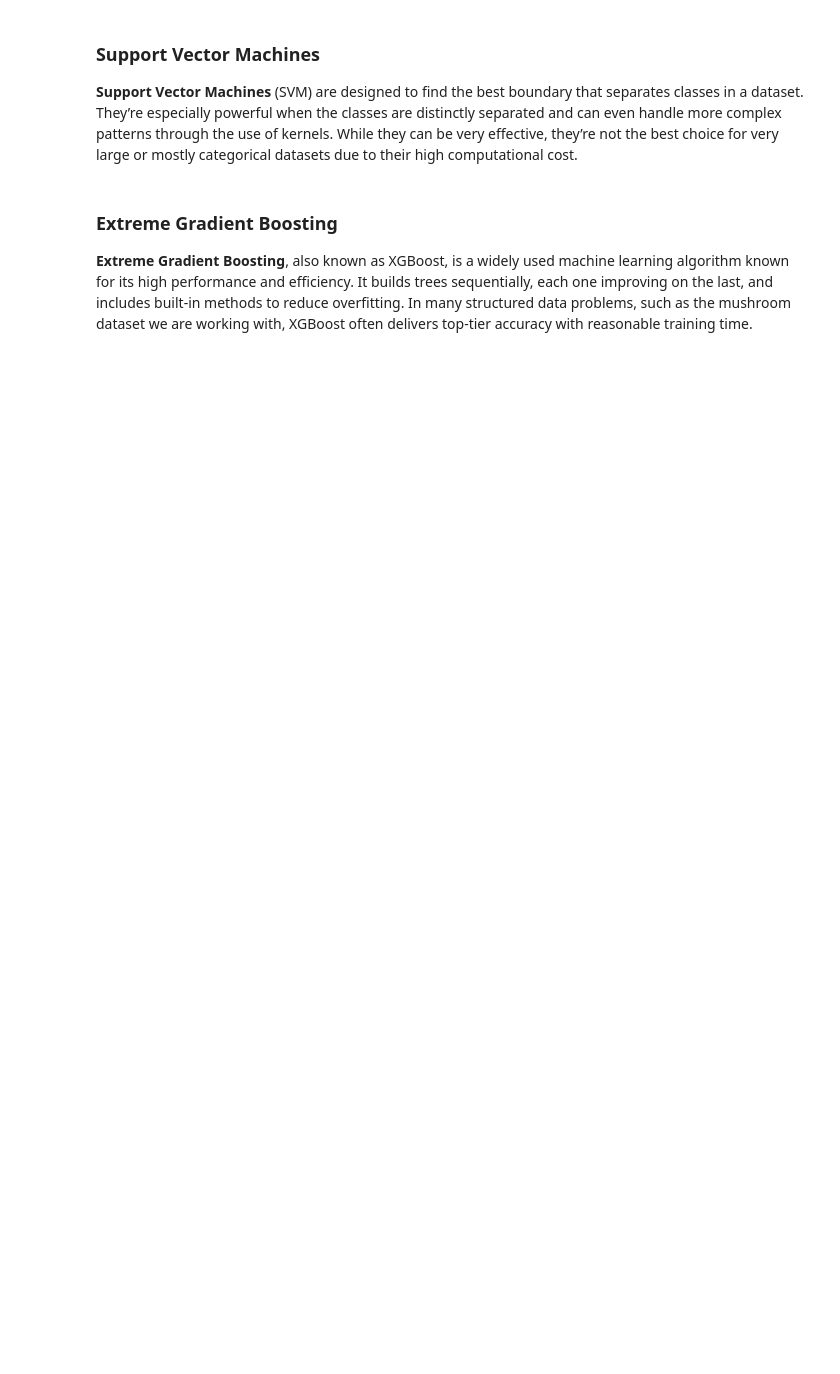
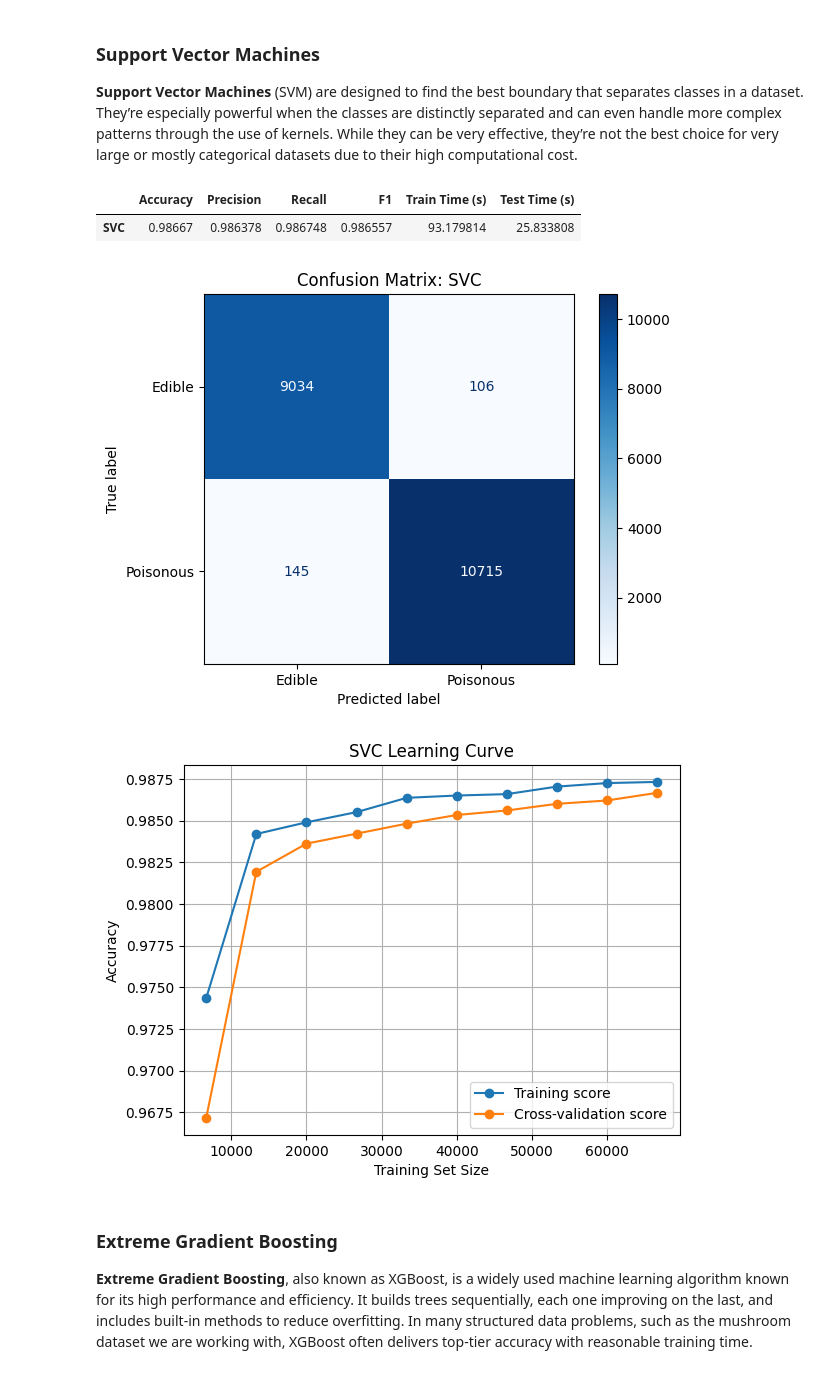
Before and after one commit to tomas-sucena/2025-FEUP-IA, a Jupyter notebook: proj2/file.ipynb, the cells around one changed output. Drawn from its saved outputs; the diff is of its cells as text; code cells hidden in the pictures; blank space fills up the shorter version.

```diff
--- a/proj2/file.ipynb
+++ b/proj2/file.ipynb
@@ -730,7 +784,12 @@ evaluate_model(KNeighborsClassifier(), df_one_hot_encoded, results)
 
 **Support Vector Machines** (SVM) are designed to find the best boundary that separates classes in a dataset. They’re especially powerful when the classes are distinctly separated and can even handle more complex patterns through the use of kernels. While they can be very effective, they’re not the best choice for very large or mostly categorical datasets due to their high computational cost.
 # %%
-evaluate_model(SVC, df_one_hot_encoded, results)
+evaluate_model(SVC(), df_one_hot_encoded, results)
+# %% [output]
+|  | Accuracy | Precision | Recall | F1 | Train Time (s) | Test Time (s) |
+| SVC | 0.98667 | 0.986378 | 0.986748 | 0.986557 | 93.179814 | 25.833808 |
+[figure, added]
+[figure, added]
 # %% [markdown]
 ### Extreme Gradient Boosting
 
```
Also changed, not shown: parts of 16 cells of this notebook, 1 other file.
